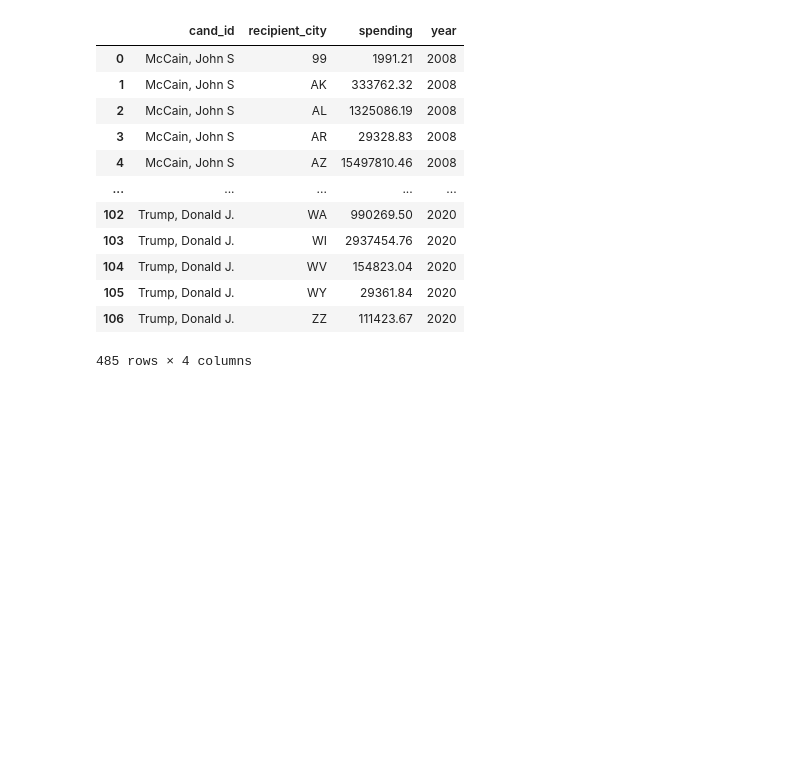
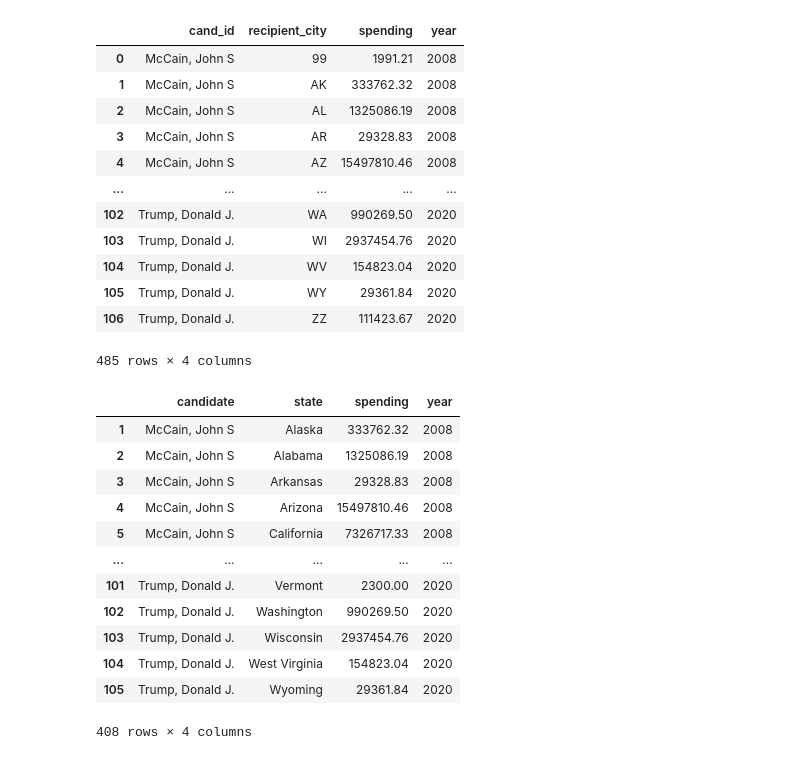
Before and after one commit to TheoLam00/TheoLam00.github.io, a Jupyter notebook: project/spending/spending.ipynb, the cells around one changed output. Saved outputs shown, nothing was run; the diff lists cells and outputs as text; code cells hidden in the pictures; blank space fills up the shorter version.

```diff
--- a/project/spending/spending.ipynb
+++ b/project/spending/spending.ipynb
@@ -43,3 +43,24 @@ allData
 | 105 | Trump, Donald J. | WY | 29361.84 | 2020 |
 | 106 | Trump, Donald J. | ZZ | 111423.67 | 2020 |
 485 rows × 4 columns
+# %%
+allData = allData.rename(columns={'cand_id':'candidate','recipient_city':'state'})
+states = { 'AL':'Alabama', 'AK':'Alaska', 'AZ':'Arizona', 'AR':'Arkansas', 'CA':'California', 'CO':'Colorado', 'CT':'Connecticut', 'DE':'Delaware', 'DC':'District of Columbia', 'FL':'Florida', 'GA':'Georgia', 'HI':'Hawaii', 'ID':'Idaho', 'IL':'Illinois', 'IN':'Indiana', 'IA':'Iowa', 'KS':'Kansas', 'KY':'Kentucky', 'LA':'Louisiana', 'ME':'Maine', 'MD':'Maryland', 'MA':'Massachusetts', 'MI':'Michigan', 'MN':'Minnesota', 'MS':'Mississippi', 'MO':'Missouri', 'MT':'Montana', 'NE':'Nebraska', 'NV':'Nevada', 'NH':'New Hampshire', 'NJ':'New Jersey', 'NM':'New Mexico', 'NY':'New York', 'NC':'North Carolina', 'ND':'North Dakota', 'OH':'Ohio', 'OK':'Oklahoma', 'OR':'Oregon', 'PA':'Pennsylvania', 'RI':'Rhode Island', 'SC':'South Carolina', 'SD':'South Dakota', 'TN':'Tennessee', 'TX':'Texas', 'UT':'Utah', 'VT':'Vermont', 'VA':'Virginia', 'WA':'Washington', 'WV':'West Virginia', 'WI':'Wisconsin', 'WY':'Wyoming'}
+allData['state'] = allData['state'].map(states)
+allData = allData.dropna()
+# %%
+allData
+# %% [output]
+|  | candidate | state | spending | year |
+| 1 | McCain, John S | Alaska | 333762.32 | 2008 |
+| 2 | McCain, John S | Alabama | 1325086.19 | 2008 |
+| 3 | McCain, John S | Arkansas | 29328.83 | 2008 |
+| 4 | McCain, John S | Arizona | 15497810.46 | 2008 |
+| 5 | McCain, John S | California | 7326717.33 | 2008 |
+| ... | ... | ... | ... | ... |
+| 101 | Trump, Donald J. | Vermont | 2300.00 | 2020 |
+| 102 | Trump, Donald J. | Washington | 990269.50 | 2020 |
+| 103 | Trump, Donald J. | Wisconsin | 2937454.76 | 2020 |
+| 104 | Trump, Donald J. | West Virginia | 154823.04 | 2020 |
+| 105 | Trump, Donald J. | Wyoming | 29361.84 | 2020 |
+408 rows × 4 columns
```
Also changed, not shown: parts of 1 cell of this notebook.
